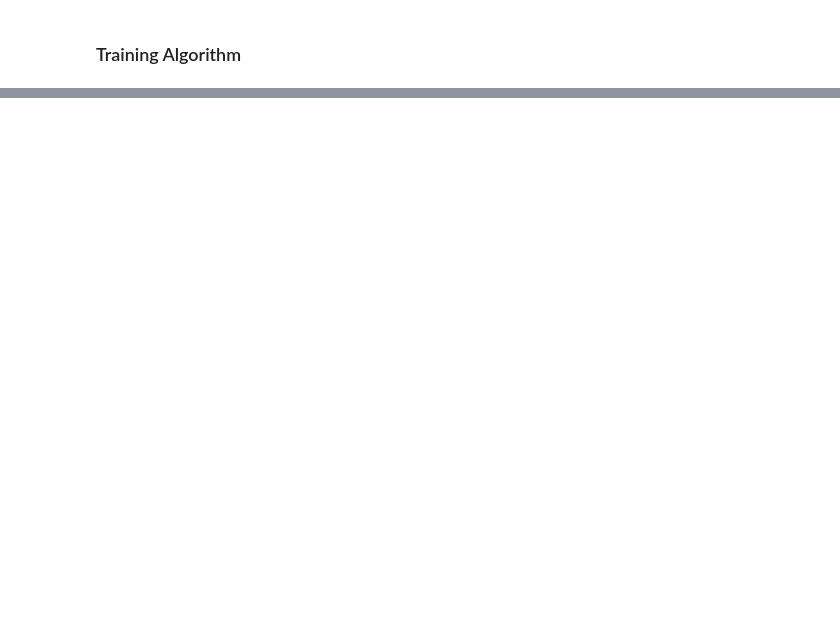
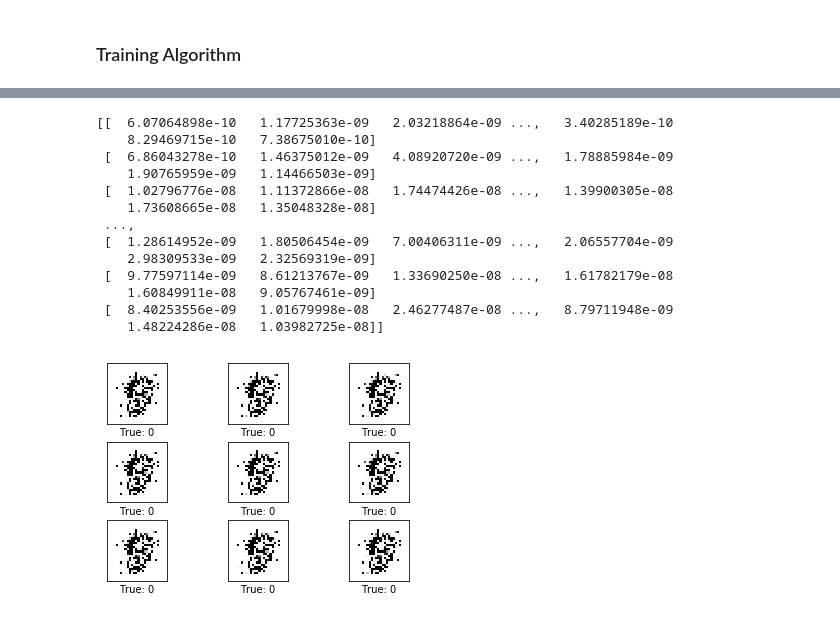
Before and after one commit to T-Almeida/GAN-study, a Jupyter notebook: GAN-2014-IanGoodfellow.ipynb, the cells around one changed output, grey strips where cells are left out. Cells and saved outputs as stored; diff of their text form; code cells hidden in the pictures; blank space fills up the shorter version.

```diff
--- a/GAN-2014-IanGoodfellow.ipynb
+++ b/GAN-2014-IanGoodfellow.ipynb
@@ -85,6 +78,12 @@ D_dimentions = [mnist_flat_size,128,1] ##ouput 1-fake, 0-true
 X = tf.placeholder(tf.float32, shape=[None, D_dimentions[0]], name='x_discriminator_input')
 
 def discriminator(x):
+    '''
+    Discriminator implemented as MLP
+
+    :param x: tensor with shape (M,728) here M = number of samples
+    :return: tensor with shape (M,1) corresponding to the probability of each sample being true or fake
+    '''
     with tf.name_scope("discriminator_nn"):
         d_net = tf.layers.dense(x,units=D_dimentions[0],
                                     activation=tf.nn.relu,
@@ -105,20 +104,21 @@ Optimizers of tensorflow dont have maximizing method so we minimize the negative
 # %%
 
 with tf.name_scope("generator_loss"): #D(G(Z))
-    d_fake_prob = discriminator(generator(Z))
-    g_loss = tf.reduce_mean(tf.log(d_fake_prob))
+    generated_sample = generator(Z)
+    d_fake_prob = discriminator(generated_sample)
+    g_loss = -tf.reduce_mean(tf.log(d_fake_prob))
 
 with tf.name_scope("discriminator_loss"):
     d_true_prob = discriminator(X)
-    d_loss = tf.reduce_mean(tf.log(d_true_prob) + tf.log(1. - d_fake_prob))
+    d_loss = -tf.reduce_mean(tf.log(d_true_prob) + tf.log(1. - d_fake_prob))
 # %% [markdown]
 #### Geting the trainable variables for generator and the discriminator (disadvantage of using layers API)
 
 Since we dont want to obtimize the discriminator when training de generator and vice-versa
 # %%
 #
-generator_variables = [var.name for var in tf.trainable_variables() if 'g_' in var.name]
-discriminator_variables = [var.name for var in tf.trainable_variables() if 'd_' in var.name]
+generator_variables = [var for var in tf.trainable_variables() if 'g_' in var.name]
+discriminator_variables = [var for var in tf.trainable_variables() if 'd_' in var.name]
 
 # kernel = weight
 print(generator_variables)
@@ -129,18 +129,2 @@ print(discriminator_variables)
 # %% [markdown]
 ### Training Algorithm
-# %%
-lr=0.01
-with tf.name_scope("discriminator_train"):
-    d_optimizer = tf.train.AdamOptimizer(learning_rate=lr)
-    d_train_op = d_optimizer.minimize(-d_loss, var_list=discriminator_variables) # note minimizing negative loss is the same as maximizing, tf dont have maximizing
-
-with tf.name_scope("generator_train"):
-    g_optimizer = tf.train.AdamOptimizer(learning_rate=lr)
-    g_train_op = g_optimizer.minimize(-g_loss,var_list=generator_variables)
-
-
-## Start graph computations and algorithm
-init = tf.global_variables_initializer()
-
-with tf.Session() as sess:
-    init.run()
@@ -146,0 +202,21 @@ with tf.Session() as sess:
+# %%
+
+
+#generated_images = generated_sample.eval(session=sess,feed_dict={Z: z_new})
+print(generated_images)
+ut.plot_mnist_images(generated_images,cls_true=[0]*9)
+# %% [output]
+[[  6.07064898e-10   1.17725363e-09   2.03218864e-09 ...,   3.40285189e-10
+    8.29469715e-10   7.38675010e-10]
+ [  6.86043278e-10   1.46375012e-09   4.08920720e-09 ...,   1.78885984e-09
+    1.90765959e-09   1.14466503e-09]
+ [  1.02796776e-08   1.11372866e-08   1.74474426e-08 ...,   1.39900305e-08
+    1.73608665e-08   1.35048328e-08]
+ ...,
+ [  1.28614952e-09   1.80506454e-09   7.00406311e-09 ...,   2.06557704e-09
+    2.98309533e-09   2.32569319e-09]
+ [  9.77597114e-09   8.61213767e-09   1.33690250e-08 ...,   1.61782179e-08
+    1.60849911e-08   9.05767461e-09]
+ [  8.40253556e-09   1.01679998e-08   2.46277487e-08 ...,   8.79711948e-09
+    1.48224286e-08   1.03982725e-08]]
+[figure, added]
```
Also changed, not shown: parts of 5 cells of this notebook, 1 other file.
